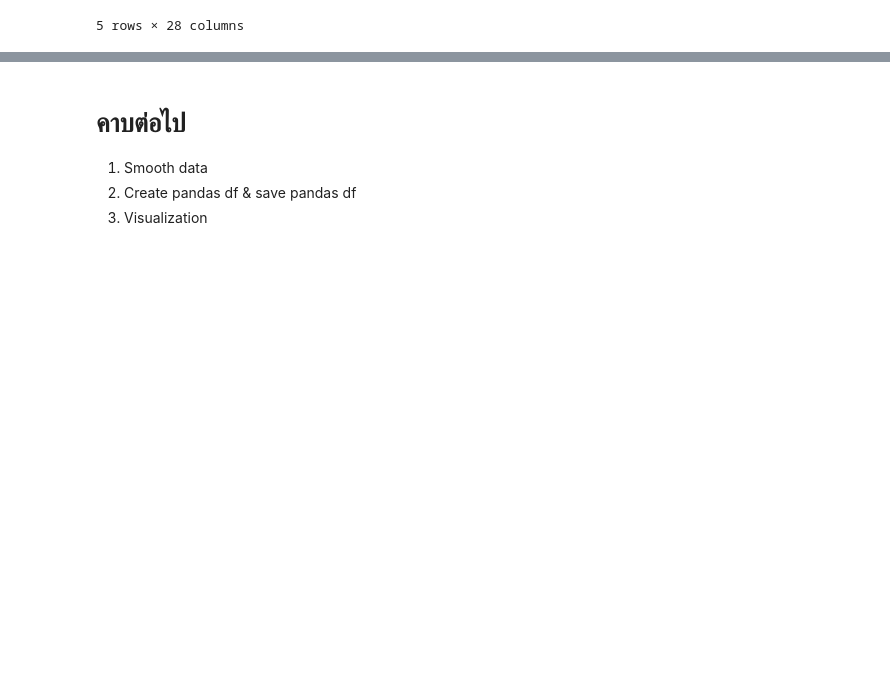
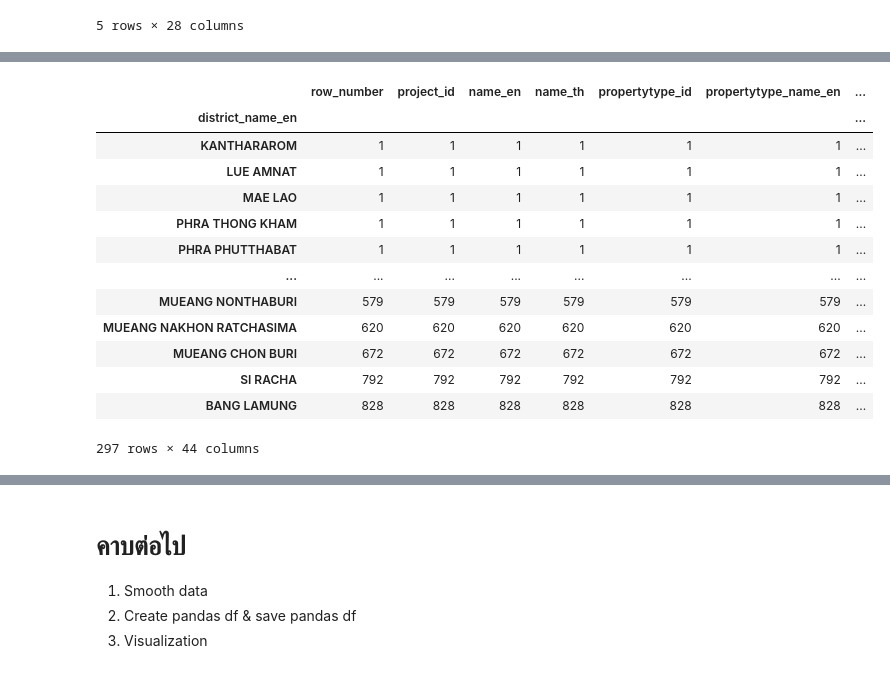
Before and after one commit to rattapornsupama/DPDM65, a Jupyter notebook: preprocessing.ipynb, the cells around one changed output, grey strips where cells are left out. Drawn from its saved outputs; the diff is of its cells as text; code cells hidden in the pictures; blank space fills up the shorter version.

```diff
--- a/preprocessing.ipynb
+++ b/preprocessing.ipynb
@@ -845,0 +937,3 @@ unit_df.head()
+# %%
+project_dfdtn=project_df.groupby(['district_name_en']).count()
+print(project_dfdtn)
@@ -845,0 +958,17 @@ unit_df.head()
+# %%
+project_dfdtn.sort_values(by=['propertytype_name_en'])  #sort_values เรียงลำดับจากน้อยไปมาก ในคอลัมน์ propertytype_name_en
+# %% [output]
+|  | row_number | project_id | name_en | name_th | propertytype_id | propertytype_name_en | ... |
+| district_name_en |  |  |  |  |  |  | ... |
+| KANTHARAROM | 1 | 1 | 1 | 1 | 1 | 1 | ... |
+| LUE AMNAT | 1 | 1 | 1 | 1 | 1 | 1 | ... |
+| MAE LAO | 1 | 1 | 1 | 1 | 1 | 1 | ... |
+| PHRA THONG KHAM | 1 | 1 | 1 | 1 | 1 | 1 | ... |
+| PHRA PHUTTHABAT | 1 | 1 | 1 | 1 | 1 | 1 | ... |
+| ... | ... | ... | ... | ... | ... | ... | ... |
+| MUEANG NONTHABURI | 579 | 579 | 579 | 579 | 579 | 579 | ... |
+| MUEANG NAKHON RATCHASIMA | 620 | 620 | 620 | 620 | 620 | 620 | ... |
+| MUEANG CHON BURI | 672 | 672 | 672 | 672 | 672 | 672 | ... |
+| SI RACHA | 792 | 792 | 792 | 792 | 792 | 792 | ... |
+| BANG LAMUNG | 828 | 828 | 828 | 828 | 828 | 828 | ... |
+297 rows × 44 columns
```
Also changed, not shown: parts of 33 cells of this notebook.
